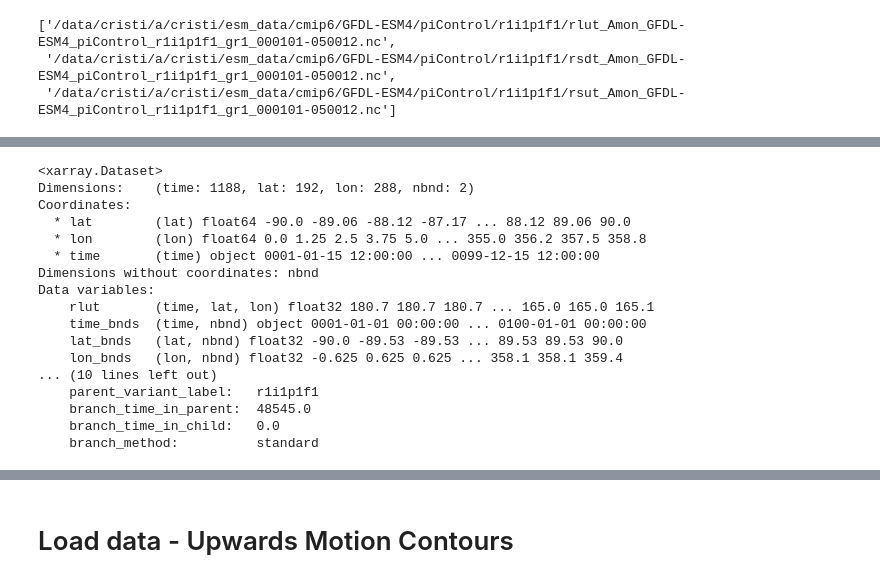
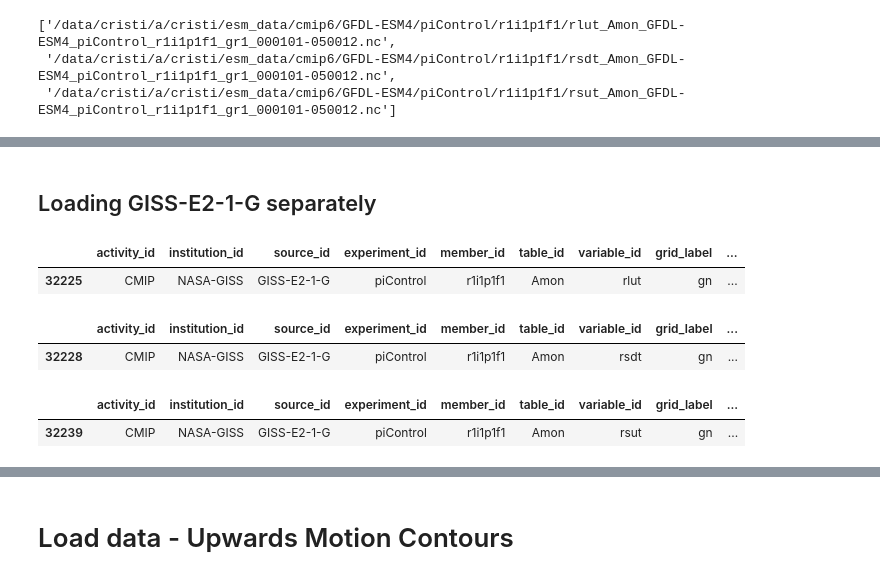
Before and after one commit to mailesasaki/cesmle_variability_analysis, a Jupyter notebook: energy_budget_variability/load_radiation_variability_data.ipynb, the cells around one changed output, grey strips where cells are left out. Drawn from its saved outputs; the diff is of its cells as text; code cells hidden in the pictures.

```diff
--- a/energy_budget_variability/load_radiation_variability_data.ipynb
+++ b/energy_budget_variability/load_radiation_variability_data.ipynb
@@ -789,22 +763,20 @@ ds_GISS_rsut = xr.open_zarr(mapper, consolidated=True)
-# %%
-test_waccm_path = trunc_path_list[2]
-test_waccm = xr.open_dataset(test_waccm_path[0])
-test_waccm.load()
-# %% [output]
-<xarray.Dataset>
-Dimensions:    (time: 1188, lat: 192, lon: 288, nbnd: 2)
-Coordinates:
-  * lat        (lat) float64 -90.0 -89.06 -88.12 -87.17 ... 88.12 89.06 90.0
-  * lon        (lon) float64 0.0 1.25 2.5 3.75 5.0 ... 355.0 356.2 357.5 358.8
-  * time       (time) object 0001-01-15 12:00:00 ... 0099-12-15 12:00:00
-Dimensions without coordinates: nbnd
-Data variables:
-    rlut       (time, lat, lon) float32 180.7 180.7 180.7 ... 165.0 165.0 165.1
-    time_bnds  (time, nbnd) object 0001-01-01 00:00:00 ... 0100-01-01 00:00:00
-    lat_bnds   (lat, nbnd) float32 -90.0 -89.53 -89.53 ... 89.53 89.53 90.0
-    lon_bnds   (lon, nbnd) float32 -0.625 0.625 0.625 ... 358.1 358.1 359.4
-... (10 lines left out)
-    parent_variant_label:   r1i1p1f1
-    branch_time_in_parent:  48545.0
-    branch_time_in_child:   0.0
-    branch_method:          standard
+# %% [markdown]
+## Loading GISS-E2-1-G separately
+# %%
+path_GISS_rlut = df.query("activity_id=='CMIP' & table_id == 'Amon' & variable_id == 'rlut' & experiment_id == 'piControl' & source_id == 'GISS-E2-1-G'").head(1)
+path_GISS_rsdt = df.query("activity_id=='CMIP' & table_id == 'Amon' & variable_id == 'rsdt' & experiment_id == 'piControl' & source_id == 'GISS-E2-1-G'").head(1)
+path_GISS_rsut = df.query("activity_id=='CMIP' & table_id == 'Amon' & variable_id == 'rsut' & experiment_id == 'piControl' & source_id == 'GISS-E2-1-G'").head(1)
+path_GISS_rlut
+# %% [output]
+|  | activity_id | institution_id | source_id | experiment_id | member_id | table_id | variable_id | grid_label | ... |
+| 32225 | CMIP | NASA-GISS | GISS-E2-1-G | piControl | r1i1p1f1 | Amon | rlut | gn | ... |
+# %%
+path_GISS_rsdt
+# %% [output]
+|  | activity_id | institution_id | source_id | experiment_id | member_id | table_id | variable_id | grid_label | ... |
+| 32228 | CMIP | NASA-GISS | GISS-E2-1-G | piControl | r1i1p1f1 | Amon | rsdt | gn | ... |
+# %%
+path_GISS_rsut
+# %% [output]
+|  | activity_id | institution_id | source_id | experiment_id | member_id | table_id | variable_id | grid_label | ... |
+| 32239 | CMIP | NASA-GISS | GISS-E2-1-G | piControl | r1i1p1f1 | Amon | rsut | gn | ... |
```
Also changed, not shown: parts of 112 cells of this notebook.
